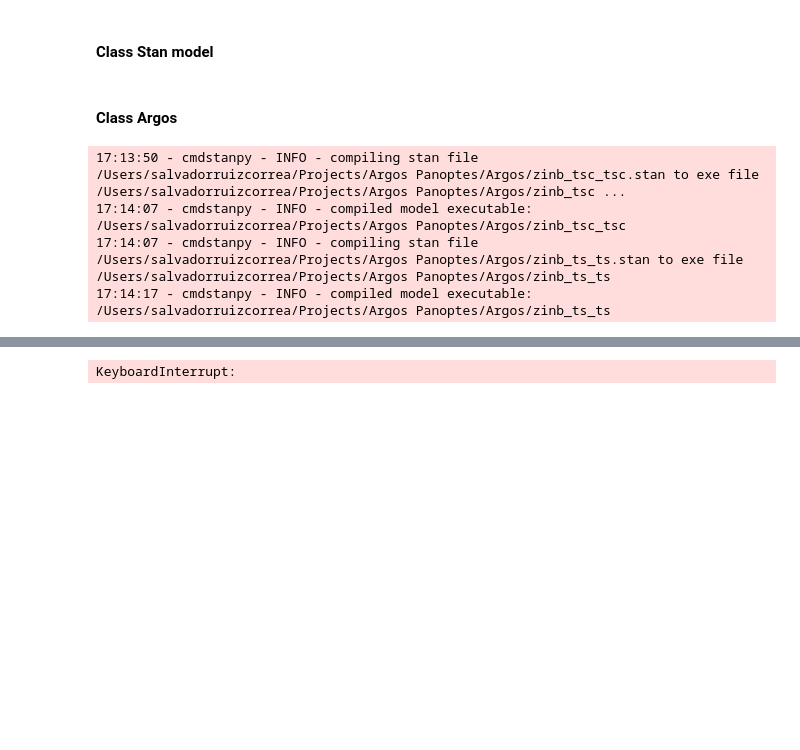
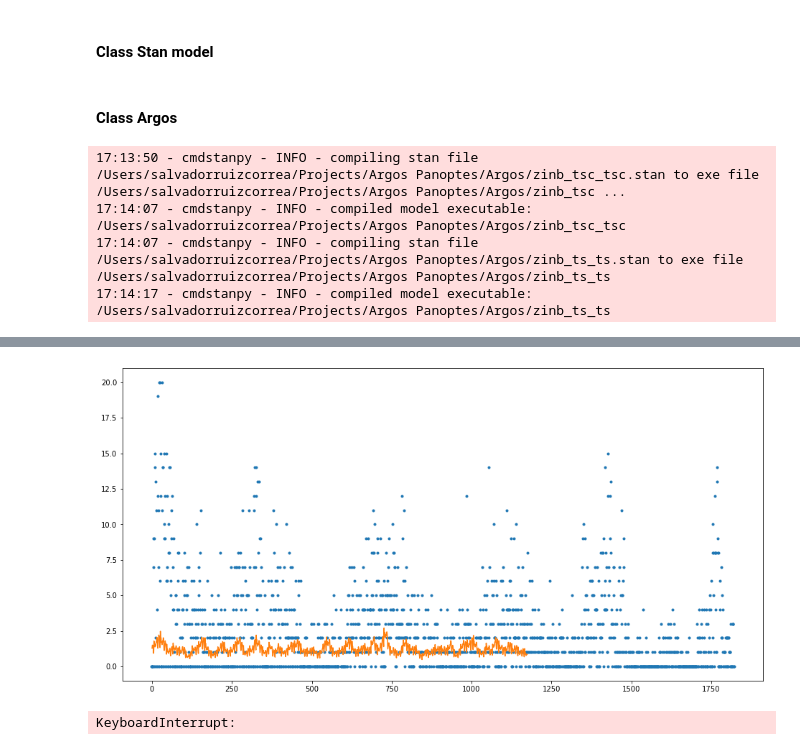
Before and after one commit to src-youilab-ipicyt/Argos-Panoptes, a Jupyter notebook: Argos.ipynb, the cells around one changed output, grey strips where cells are left out. Saved outputs shown, nothing was run; the diff lists cells and outputs as text; code cells hidden in the pictures; blank space fills up the shorter version.

```diff
--- a/Argos.ipynb
+++ b/Argos.ipynb
@@ -1008,6 +1018,6 @@ num_validation_periods: 11
 # %%
 argos.set_option('tsc_tsc')
-argos.set_iter(50000)
+argos.set_iter(10000)
 argos.set_num_samples(2000)
 
 
@@ -1023,7 +1033,7 @@ for slice_ in slices:
                    sigma_zeta              = 0.0002,
                    sigma_kappa             = 0.09,
                    rho                     = 0.997,
-                   To                      = 365,
+                   To                      = 20,
                    seasonality_components  = 10,
                    sigma                   = 5,
                    Tc                      = 365,
@@ -1034,7 +1044,7 @@ for slice_ in slices:
                    sigma_zeta_             = 0.001, #.001
                    sigma_kappa_            = 0.09,
                    rho_                    = 0.995,
-                   To_                     = 365,
+                   To_                     = 20,
                    seasonality_components_ = 3,
                    sigma_                  = 5,
                    Tc_                     = 365,
@@ -1155,2 +1166,3 @@ opt_data = pd.read_csv("data/input/opt_data.csv")
+[figure, added]
 KeyboardInterrupt:
 # %%
```
Also changed, not shown: parts of 5 cells of this notebook.
